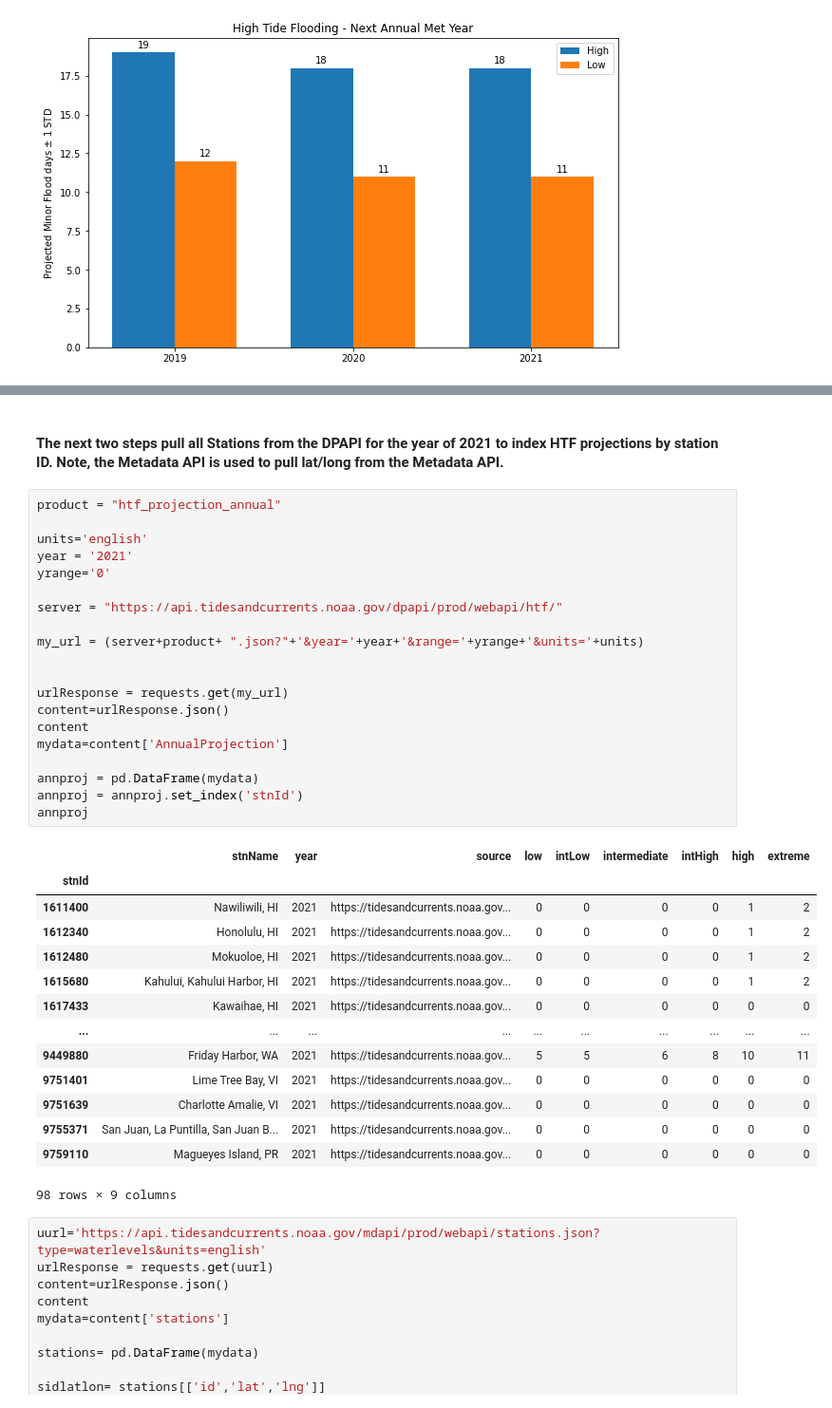
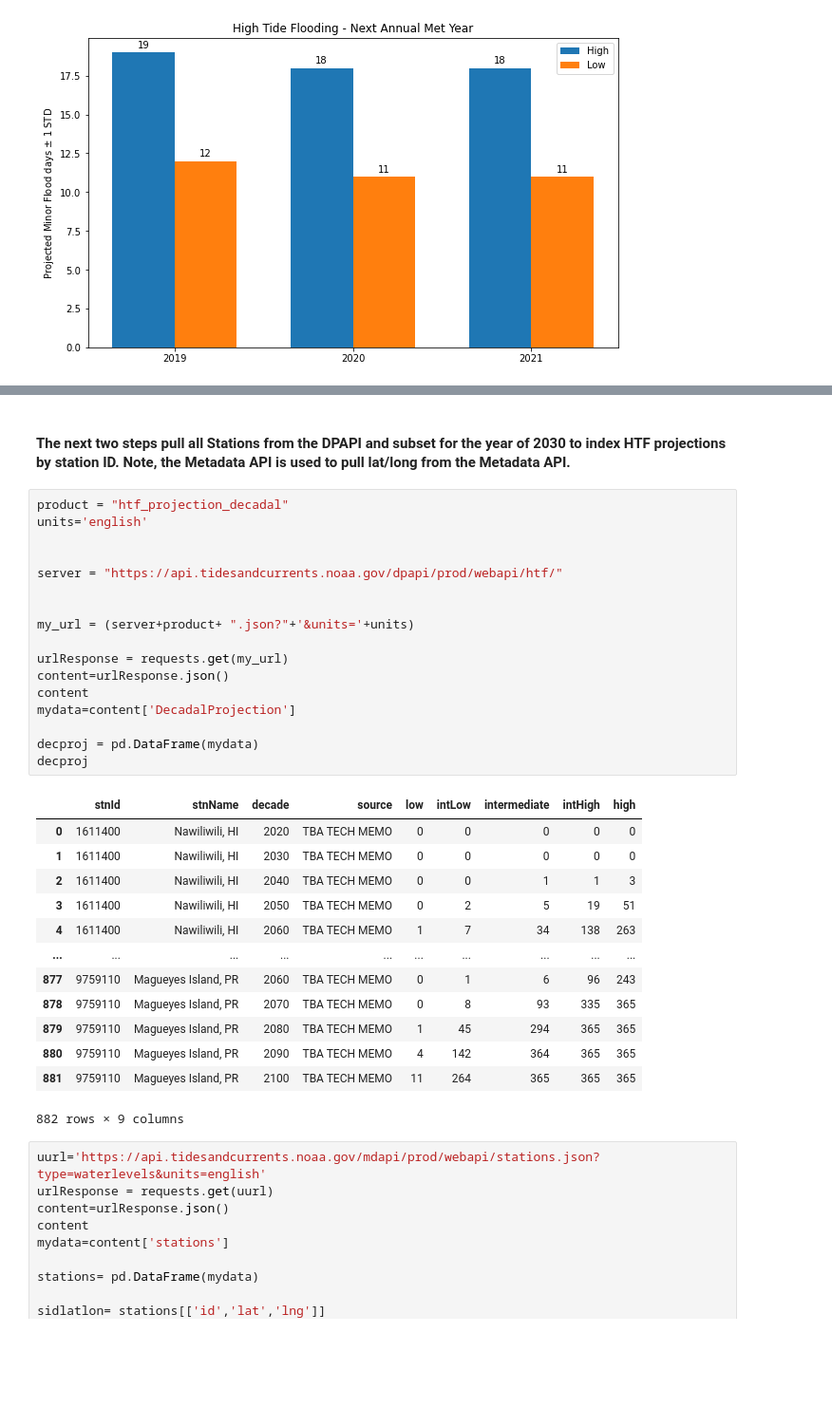
Before and after one commit to NOAA-CO-OPS/Coastal_Hazards_Example_Notebooks, a Jupyter notebook: HTF_Outlook_APIretrieval_plotting.ipynb, the cells around one changed output, grey strips where cells are left out. Shown at 95% size. Drawn from its saved outputs; the diff is of its cells as text; blank space fills up the shorter version.

```diff
--- a/HTF_Outlook_APIretrieval_plotting.ipynb
+++ b/HTF_Outlook_APIretrieval_plotting.ipynb
@@ -407,40 +419,36 @@ Text(0.5, 1.0, 'Annual Projected Flood Days per Scenario')
 # %% [markdown]
-#### The next two steps pull all Stations from the DPAPI for the year of 2021 to index HTF projections by station ID. Note, the Metadata API is used to pull lat/long from the Metadata API.
+#### The next two steps pull all Stations from the DPAPI and subset for the year of 2030 to index HTF projections by station ID. Note, the Metadata API is used to pull lat/long from the Metadata API.
 # %%
-product = "htf_projection_annual"
+product = "htf_projection_decadal"
+units='english'
 
-units='english'
-year = '2021'
-yrange='0'
 
 server = "https://api.tidesandcurrents.noaa.gov/dpapi/prod/webapi/htf/"
 
-my_url = (server+product+ ".json?"+'&year='+year+'&range='+yrange+'&units='+units)
 
+my_url = (server+product+ ".json?"+'&units='+units)
 
 urlResponse = requests.get(my_url)
 content=urlResponse.json()
 content
-mydata=content['AnnualProjection']
+mydata=content['DecadalProjection']
 
-annproj = pd.DataFrame(mydata)
-annproj = annproj.set_index('stnId')
-annproj
+decproj = pd.DataFrame(mydata)
+decproj
 # %% [output]
-|  | stnName | year | source | low | intLow | intermediate | intHigh | high | extreme |
-| stnId |  |  |  |  |  |  |  |  |  |
-| 1611400 | Nawiliwili, HI | 2021 | https://tidesandcurrents.noaa.gov... | 0 | 0 | 0 | 0 | 1 | 2 |
-| 1612340 | Honolulu, HI | 2021 | https://tidesandcurrents.noaa.gov... | 0 | 0 | 0 | 0 | 1 | 2 |
-| 1612480 | Mokuoloe, HI | 2021 | https://tidesandcurrents.noaa.gov... | 0 | 0 | 0 | 0 | 1 | 2 |
-| 1615680 | Kahului, Kahului Harbor, HI | 2021 | https://tidesandcurrents.noaa.gov... | 0 | 0 | 0 | 0 | 1 | 2 |
-| 1617433 | Kawaihae, HI | 2021 | https://tidesandcurrents.noaa.gov... | 0 | 0 | 0 | 0 | 0 | 0 |
+|  | stnId | stnName | decade | source | low | intLow | intermediate | intHigh | high |
+| 0 | 1611400 | Nawiliwili, HI | 2020 | TBA TECH MEMO | 0 | 0 | 0 | 0 | 0 |
+| 1 | 1611400 | Nawiliwili, HI | 2030 | TBA TECH MEMO | 0 | 0 | 0 | 0 | 0 |
+| 2 | 1611400 | Nawiliwili, HI | 2040 | TBA TECH MEMO | 0 | 0 | 1 | 1 | 3 |
+| 3 | 1611400 | Nawiliwili, HI | 2050 | TBA TECH MEMO | 0 | 2 | 5 | 19 | 51 |
+| 4 | 1611400 | Nawiliwili, HI | 2060 | TBA TECH MEMO | 1 | 7 | 34 | 138 | 263 |
 | ... | ... | ... | ... | ... | ... | ... | ... | ... | ... |
-| 9449880 | Friday Harbor, WA | 2021 | https://tidesandcurrents.noaa.gov... | 5 | 5 | 6 | 8 | 10 | 11 |
-| 9751401 | Lime Tree Bay, VI | 2021 | https://tidesandcurrents.noaa.gov... | 0 | 0 | 0 | 0 | 0 | 0 |
-| 9751639 | Charlotte Amalie, VI | 2021 | https://tidesandcurrents.noaa.gov... | 0 | 0 | 0 | 0 | 0 | 0 |
-| 9755371 | San Juan, La Puntilla, San Juan B... | 2021 | https://tidesandcurrents.noaa.gov... | 0 | 0 | 0 | 0 | 0 | 0 |
-| 9759110 | Magueyes Island, PR | 2021 | https://tidesandcurrents.noaa.gov... | 0 | 0 | 0 | 0 | 0 | 0 |
+| 877 | 9759110 | Magueyes Island, PR | 2060 | TBA TECH MEMO | 0 | 1 | 6 | 96 | 243 |
+| 878 | 9759110 | Magueyes Island, PR | 2070 | TBA TECH MEMO | 0 | 8 | 93 | 335 | 365 |
+| 879 | 9759110 | Magueyes Island, PR | 2080 | TBA TECH MEMO | 1 | 45 | 294 | 365 | 365 |
+| 880 | 9759110 | Magueyes Island, PR | 2090 | TBA TECH MEMO | 4 | 142 | 364 | 365 | 365 |
+| 881 | 9759110 | Magueyes Island, PR | 2100 | TBA TECH MEMO | 11 | 264 | 365 | 365 | 365 |
-98 rows × 9 columns
+882 rows × 9 columns
 # %%
 uurl='https://api.tidesandcurrents.noaa.gov/mdapi/prod/webapi/stations.json?type=waterlevels&units=english'
 urlResponse = requests.get(uurl)
```
Also changed, not shown: parts of 17 cells of this notebook.
